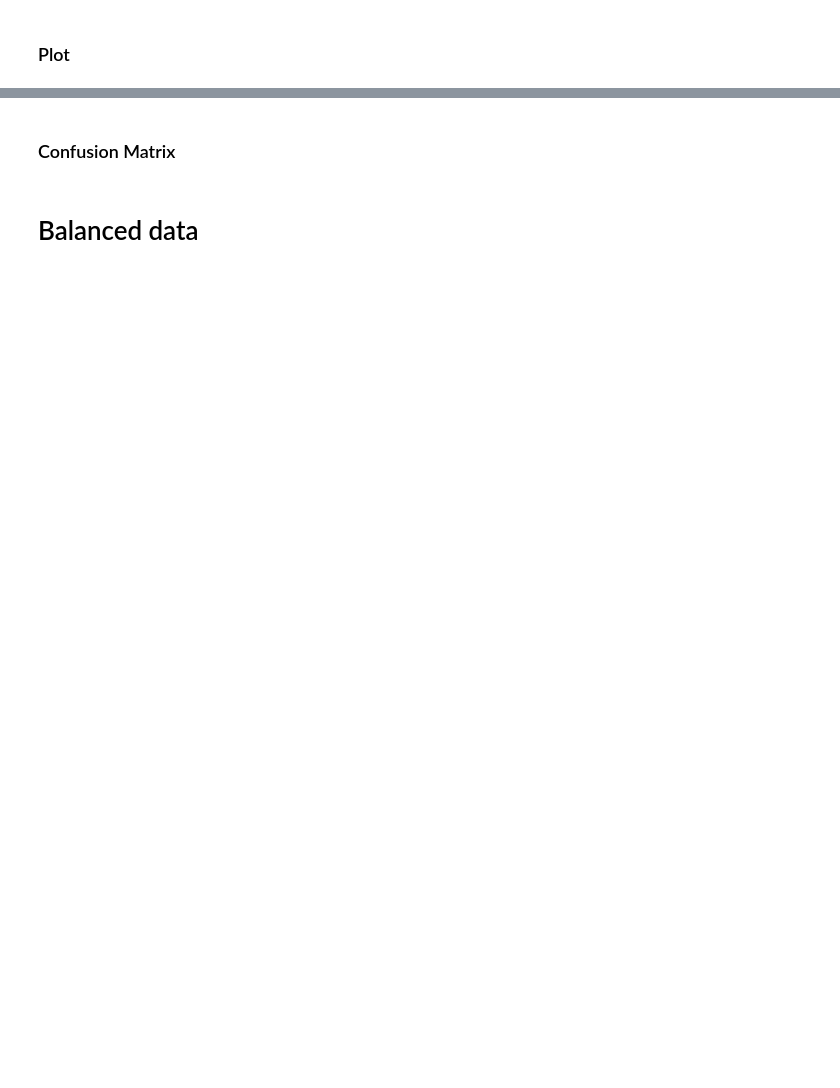
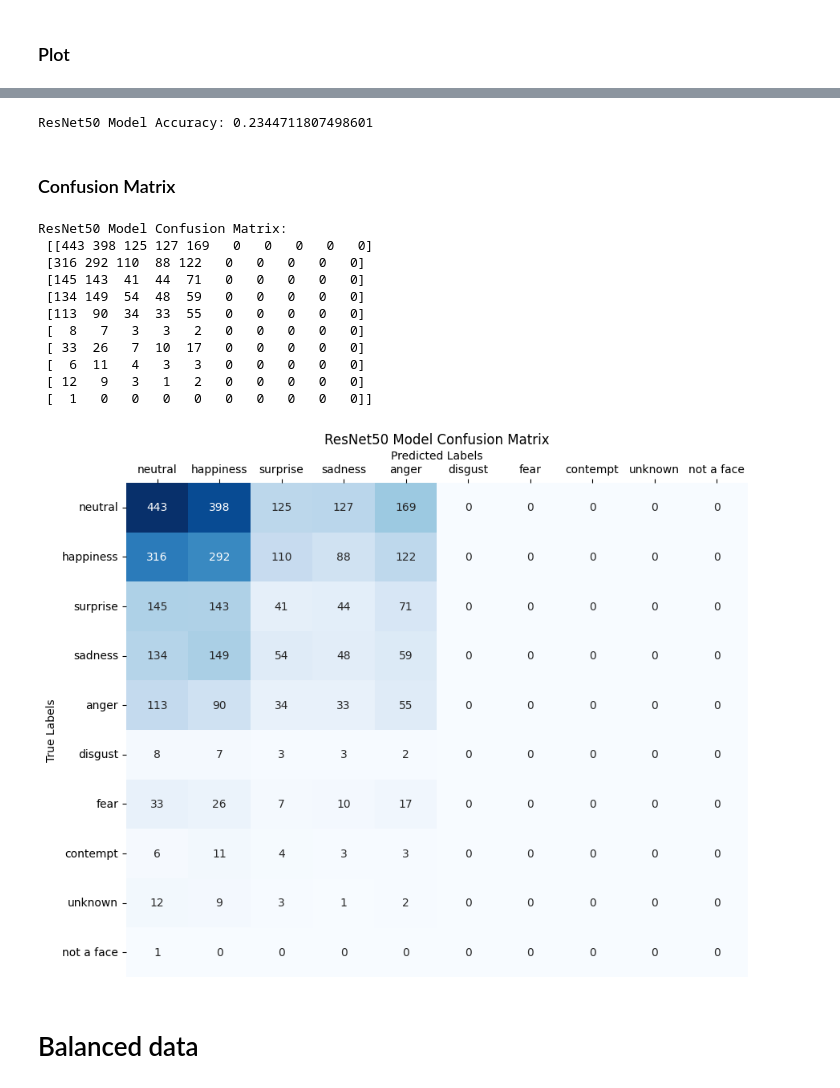
Before and after one commit to QianXunX/TFG, a Jupyter notebook: resnet50.ipynb, the cells around one changed output, grey strips where cells are left out. Cells and saved outputs as stored; diff of their text form; code cells hidden in the pictures; blank space fills up the shorter version.

```diff
--- a/resnet50.ipynb
+++ b/resnet50.ipynb
@@ -32,5 +33,6 @@ with h5py.File(hdf5_file, 'r') as file:
 # Create a DataFrame from the labels
 test_labels = pd.DataFrame(test_labels, columns=['label'])
 
+test_labels = test_labels['label'].to_numpy()
 test_labels.shape
 # %% [output]
@@ -130,5 +132,5 @@ resnet50_model_history = resnet50_model.fit(
     batch_size=32,
     validation_data=valid_generator,
     validation_steps=valid_steps,
-    #callbacks=[early_stopping]  # Include the early stopping callback
+    callbacks=[early_stopping]  # Include the early stopping callback
 )
@@ -181,25 +216,53 @@ test_labels, predicted_labels
 # %%
 accuracy = accuracy_score(test_labels, predicted_labels)
 print("ResNet50 Model Accuracy:", accuracy)
+# %% [output]
+ResNet50 Model Accuracy: 0.2344711807498601
 # %% [markdown]
 ### Confusion Matrix
 # %%
+emotion_labels = {
+    0: "neutral",
+    1: "happiness",
+    2: "surprise",
+    3: "sadness",
+    4: "anger",
+    5: "disgust",
+    6: "fear",
+    7: "contempt",
+    8: "unknown",
+    9: "not a face"
+}
+
 # Get the confusion matrix
 conf_matrix = confusion_matrix(test_labels, predicted_labels)
 print("ResNet50 Model Confusion Matrix:\n", conf_matrix)
 
 # Plotting the confusion matrix
 plt.figure(figsize=(10, 8))
 ax = sns.heatmap(conf_matrix, annot=True, fmt='d', cmap='Blues', xticklabels=emotion_labels.values(), yticklabels=emotion_labels.values(), cbar=False)
 plt.xlabel('Predicted Labels')
 plt.ylabel('True Labels')
 plt.title('ResNet50 Model Confusion Matrix')
 
 # Move the X-axis to the top of the plot
 ax.xaxis.tick_top()  # X-axis on top
 ax.xaxis.set_label_position('top')  # Move the x-axis label to the top
 
 plt.show()
+# %% [output]
+ResNet50 Model Confusion Matrix:
+ [[443 398 125 127 169   0   0   0   0   0]
+ [316 292 110  88 122   0   0   0   0   0]
+ [145 143  41  44  71   0   0   0   0   0]
+ [134 149  54  48  59   0   0   0   0   0]
+ [113  90  34  33  55   0   0   0   0   0]
+ [  8   7   3   3   2   0   0   0   0   0]
+ [ 33  26   7  10  17   0   0   0   0   0]
+ [  6  11   4   3   3   0   0   0   0   0]
+ [ 12   9   3   1   2   0   0   0   0   0]
+ [  1   0   0   0   0   0   0   0   0   0]]
+[figure, added]
 # %% [markdown]
 # Balanced data
 # %%
```
Also changed, not shown: parts of 17 cells of this notebook, 2 other files.
